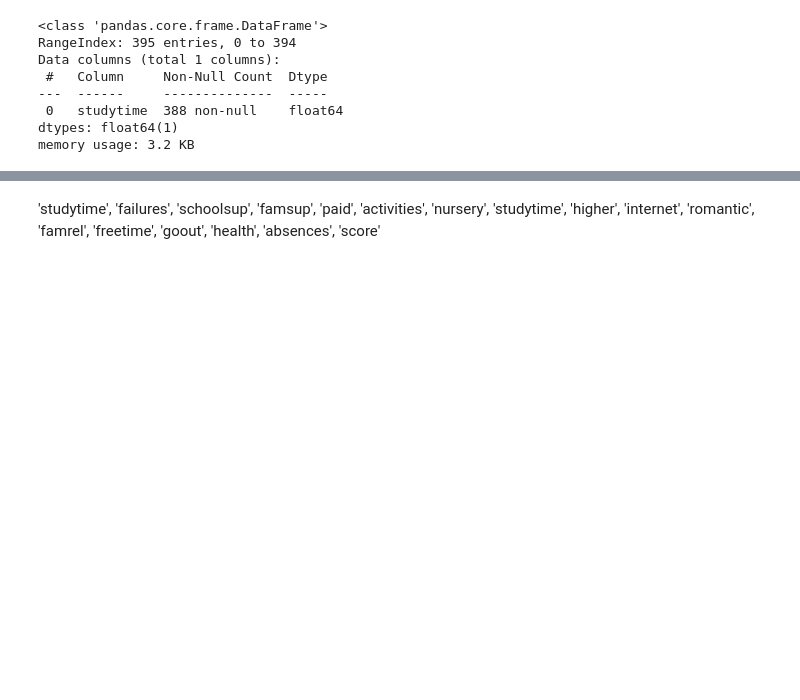
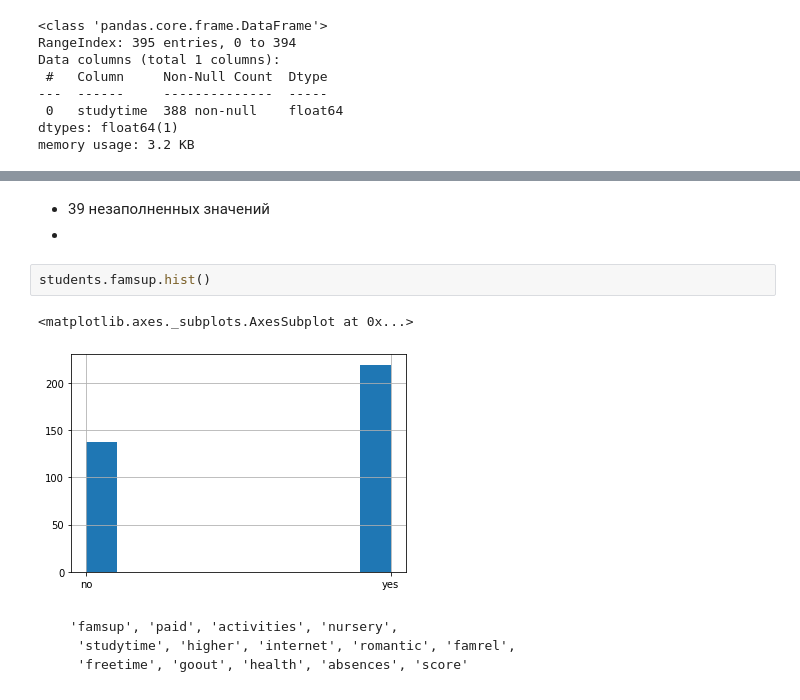
Before and after one commit to Ro-Ksu/skillfactory_rds, a Jupyter notebook: module_2/Module_2.ipynb, the cells around one changed output, grey strips where cells are left out. Saved outputs shown, nothing was run; the diff lists cells and outputs as text; blank space fills up the shorter version.

```diff
--- a/module_2/Module_2.ipynb
+++ b/module_2/Module_2.ipynb
@@ -434,5 +569,12 @@ memory usage: 3.2 KB
+# %% [markdown]
+- 39 незаполненных значений
+-
+# %%
+students.famsup.hist()
+# %% [output]
+<matplotlib.axes._subplots.AxesSubplot at 0x...>
+[figure, added]
 # %% [markdown]
-  'studytime',
-       'failures', 'schoolsup', 'famsup', 'paid', 'activities', 'nursery',
+      'famsup', 'paid', 'activities', 'nursery',
        'studytime', 'higher', 'internet', 'romantic', 'famrel',
        'freetime', 'goout', 'health', 'absences', 'score'
```
Also changed, not shown: parts of 12 cells of this notebook.
